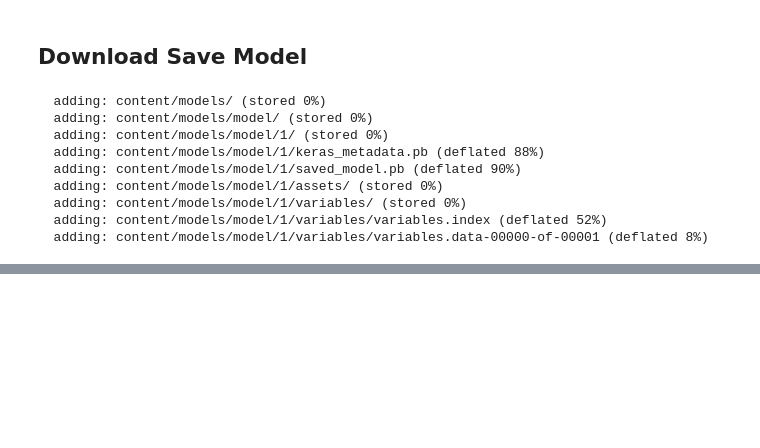
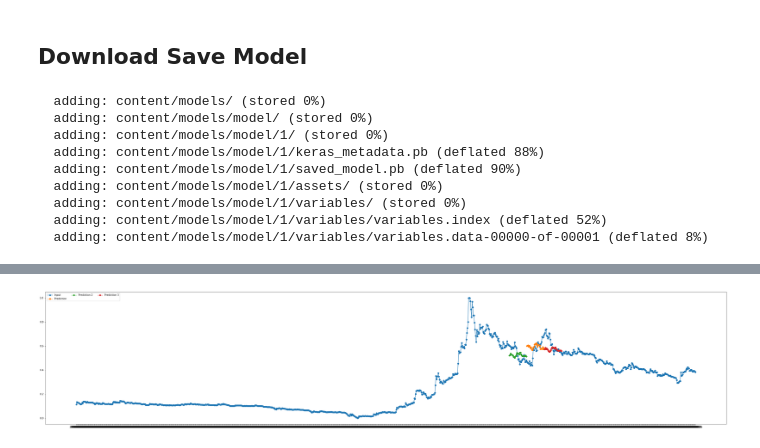
Before and after one commit to gigihsantoso/prediksi-saham, a Jupyter notebook: Deep_Learning_Saham_BRIS.ipynb, the cells around one changed output, grey strips where cells are left out. Drawn from its saved outputs; the diff is of its cells as text; code cells hidden in the pictures; blank space fills up the shorter version.

```diff
--- a/Deep_Learning_Saham_BRIS.ipynb
+++ b/Deep_Learning_Saham_BRIS.ipynb
@@ -219,0 +247,3 @@ files.download('/content/model_bris.zip')
+# %%
+input_tes_3 =tf.convert_to_tensor([data_test['Scaler'].iloc[-260:-230].to_numpy()])
+predictions_test_3 = model.predict(input_tes_3)
@@ -219,0 +252,23 @@ files.download('/content/model_bris.zip')
+# %%
+data_predict_test = pd.DataFrame(data=data_test['Date'].iloc[-290:-260], columns=['Date'])
+data_predict_test.insert(1, 'Predict', predictions_test.flatten())
+data_predict_test.set_index('Date', inplace=True)
+# %%
+data_predict_test_2 = pd.DataFrame(data=data_test['Date'].iloc[-320:-290], columns=['Date'])
+data_predict_test_2.insert(1, 'Predict', predictions_test_2.flatten())
+data_predict_test_2.set_index('Date', inplace=True)
+# %%
+data_predict_test_3 = pd.DataFrame(data=data_test['Date'].iloc[-260:-230], columns=['Date'])
+data_predict_test_3.insert(1, 'Predict', predictions_test_3.flatten())
+data_predict_test_3.set_index('Date', inplace=True)
+data_test.set_index('Date', inplace=True)
+# %%
+fig, ax = plt.subplots(figsize=(50,10))
+ax.plot(data_test['Scaler'], marker="o", linewidth=1.5)
+ax.plot(data_predict_test, marker="o", linewidth=1)
+ax.plot(data_predict_test_2, marker="o", linewidth=1)
+ax.plot(data_predict_test_3, marker="o", linewidth=1)
+ax.legend(["Input", 'Prediction', 'Prediction 2', 'Prediction 3'], loc='upper left', ncol=3, )
+plt.show()
+# %% [output]
+[figure, added]
```
Also changed, not shown: parts of 6 cells of this notebook.
